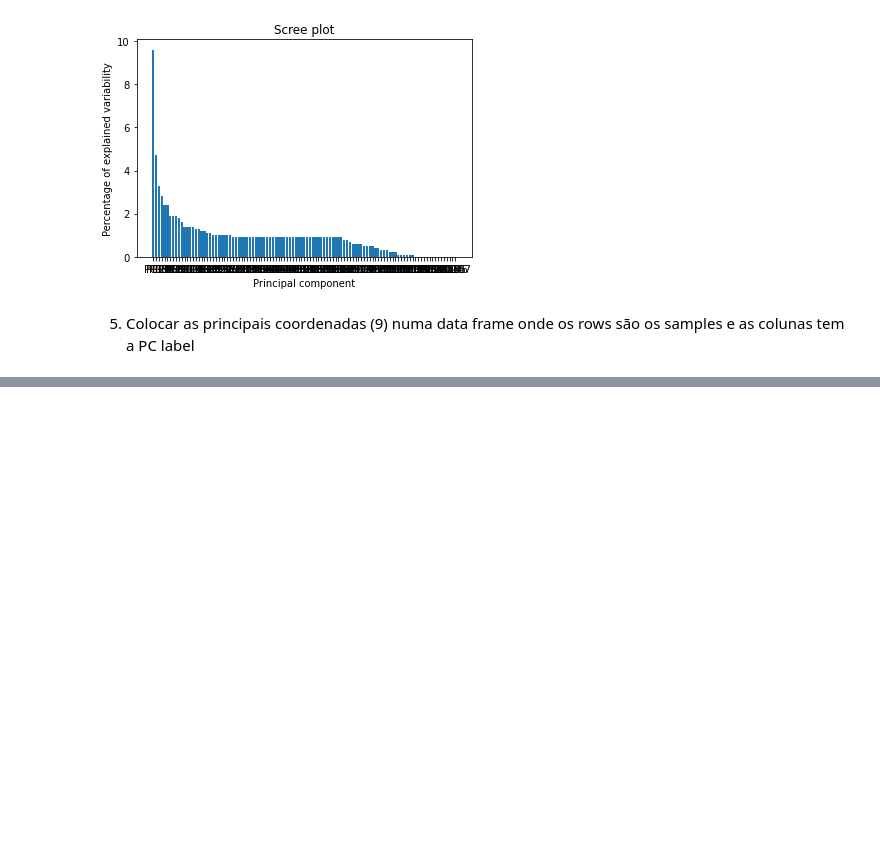
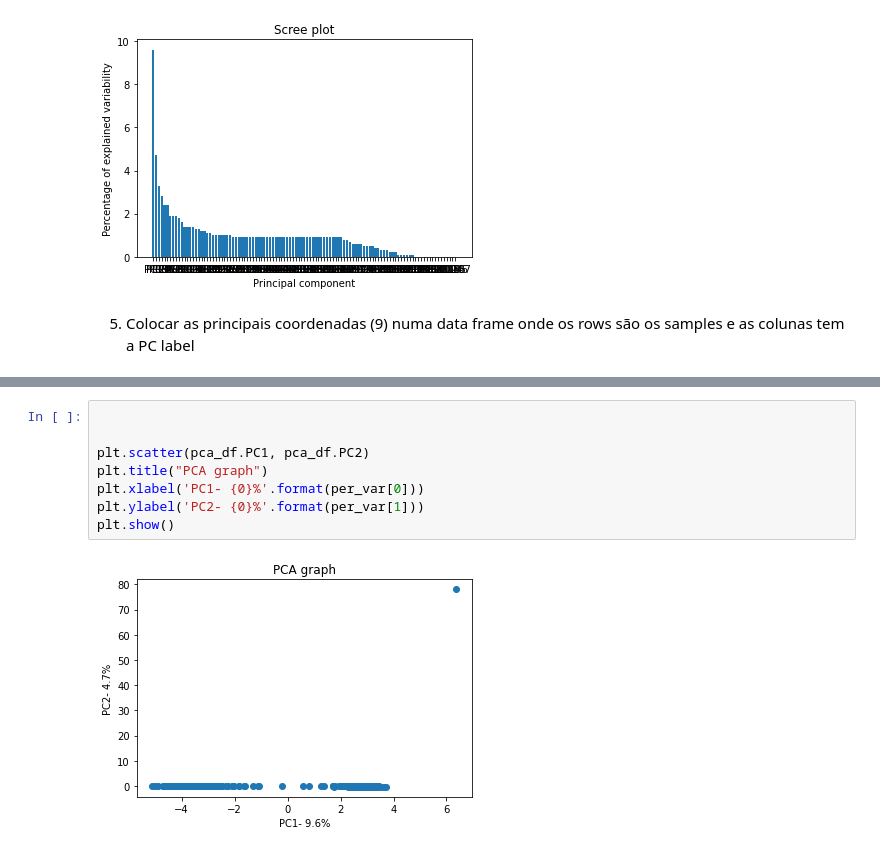
Before and after one commit to Rafael-Silva-Oliveira/FEM, a Jupyter notebook: Python/Dados.ipynb, the cells around one changed output, grey strips where cells are left out. Saved outputs shown, nothing was run; the diff lists cells and outputs as text; blank space fills up the shorter version.

```diff
--- a/Python/Dados.ipynb
+++ b/Python/Dados.ipynb
@@ -163,0 +195,10 @@ plt.show()
+# %%
+
+
+plt.scatter(pca_df.PC1, pca_df.PC2)
+plt.title("PCA graph")
+plt.xlabel('PC1- {0}%'.format(per_var[0]))
+plt.ylabel('PC2- {0}%'.format(per_var[1]))
+plt.show()
+# %% [output]
+[figure, added]
```
Also changed, not shown: parts of 4 cells of this notebook.
